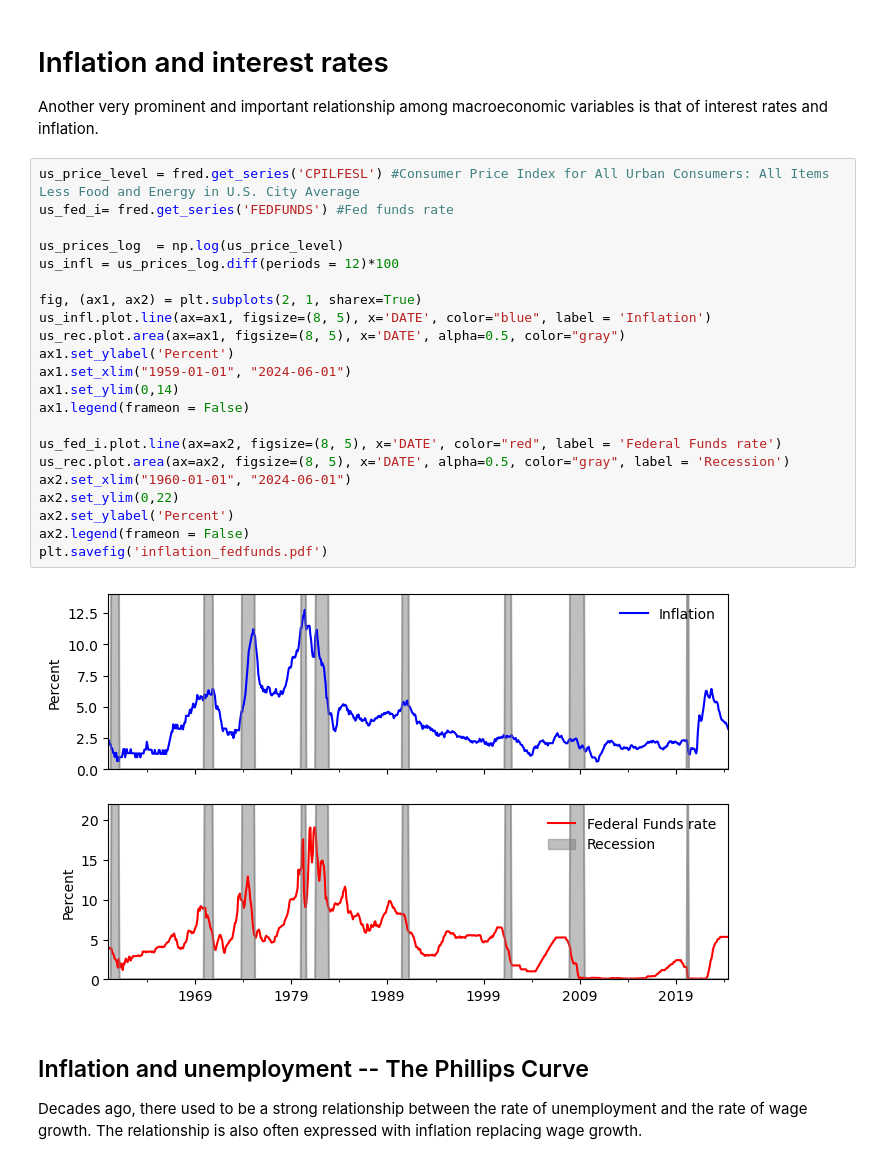
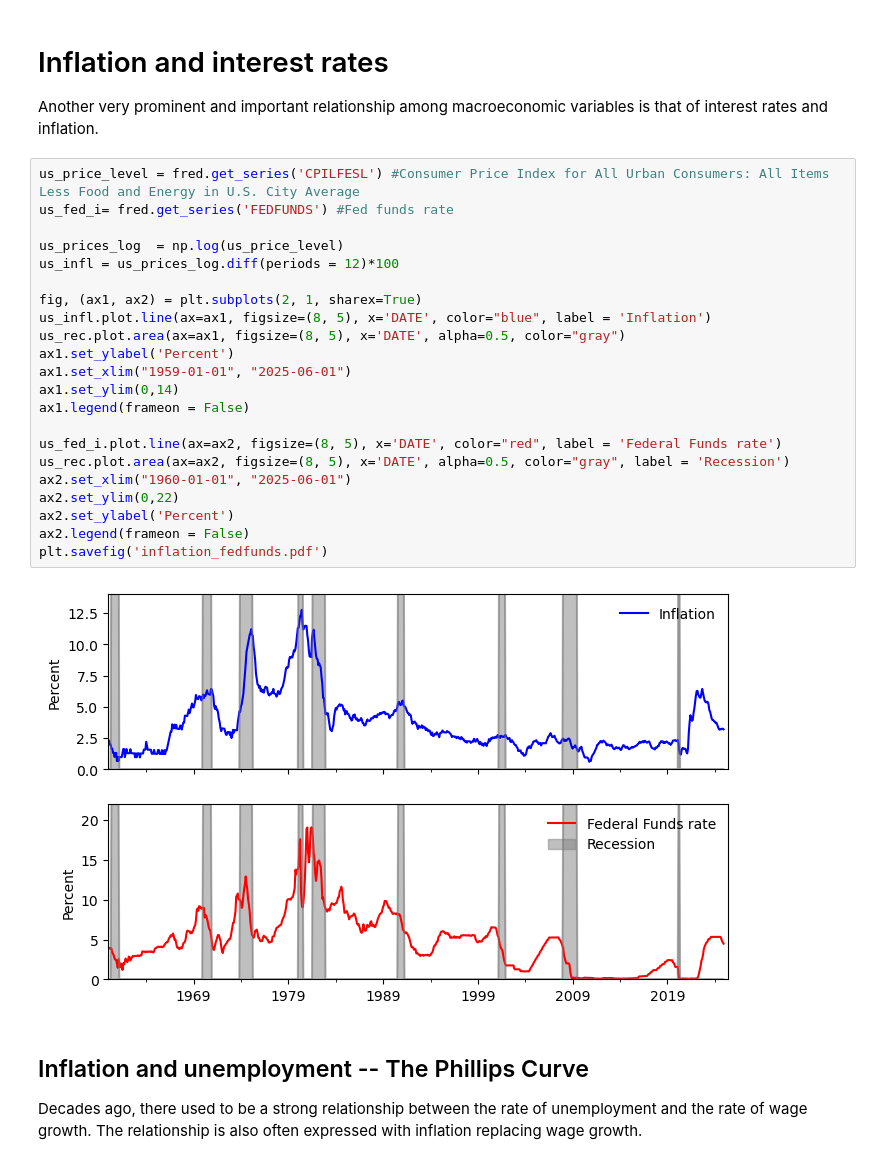
Before and after one commit to jvkramer/MacroIII_public, a Jupyter notebook: Lecture 1/Lec1.ipynb, the cells around one changed output. Cells and saved outputs as stored; diff of their text form.

```diff
--- a/Lecture 1/Lec1.ipynb
+++ b/Lecture 1/Lec1.ipynb
@@ -216,27 +213,27 @@ Another very prominent and important relationship among macroeconomic variables
 # %%
 us_price_level = fred.get_series('CPILFESL') #Consumer Price Index for All Urban Consumers: All Items Less Food and Energy in U.S. City Average
 us_fed_i= fred.get_series('FEDFUNDS') #Fed funds rate
 
 us_prices_log  = np.log(us_price_level)
 us_infl = us_prices_log.diff(periods = 12)*100
 
 fig, (ax1, ax2) = plt.subplots(2, 1, sharex=True)
 us_infl.plot.line(ax=ax1, figsize=(8, 5), x='DATE', color="blue", label = 'Inflation')
 us_rec.plot.area(ax=ax1, figsize=(8, 5), x='DATE', alpha=0.5, color="gray")
 ax1.set_ylabel('Percent')
-ax1.set_xlim("1959-01-01", "2024-06-01")
+ax1.set_xlim("1959-01-01", "2025-06-01")
 ax1.set_ylim(0,14)
 ax1.legend(frameon = False)
 
 us_fed_i.plot.line(ax=ax2, figsize=(8, 5), x='DATE', color="red", label = 'Federal Funds rate')
 us_rec.plot.area(ax=ax2, figsize=(8, 5), x='DATE', alpha=0.5, color="gray", label = 'Recession')
-ax2.set_xlim("1960-01-01", "2024-06-01")
+ax2.set_xlim("1960-01-01", "2025-06-01")
 ax2.set_ylim(0,22)
 ax2.set_ylabel('Percent')
 ax2.legend(frameon = False)
 plt.savefig('inflation_fedfunds.pdf')
 # %% [output]
-[figure, old version]
+[figure, new version]
 # %% [markdown]
 ## Inflation and unemployment -- The Phillips Curve
 Decades ago, there used to be a strong relationship between the rate of unemployment and the rate of wage growth. The relationship is also often expressed with inflation replacing wage growth.
```
Also changed, not shown: parts of 7 cells of this notebook, 4 other files.
